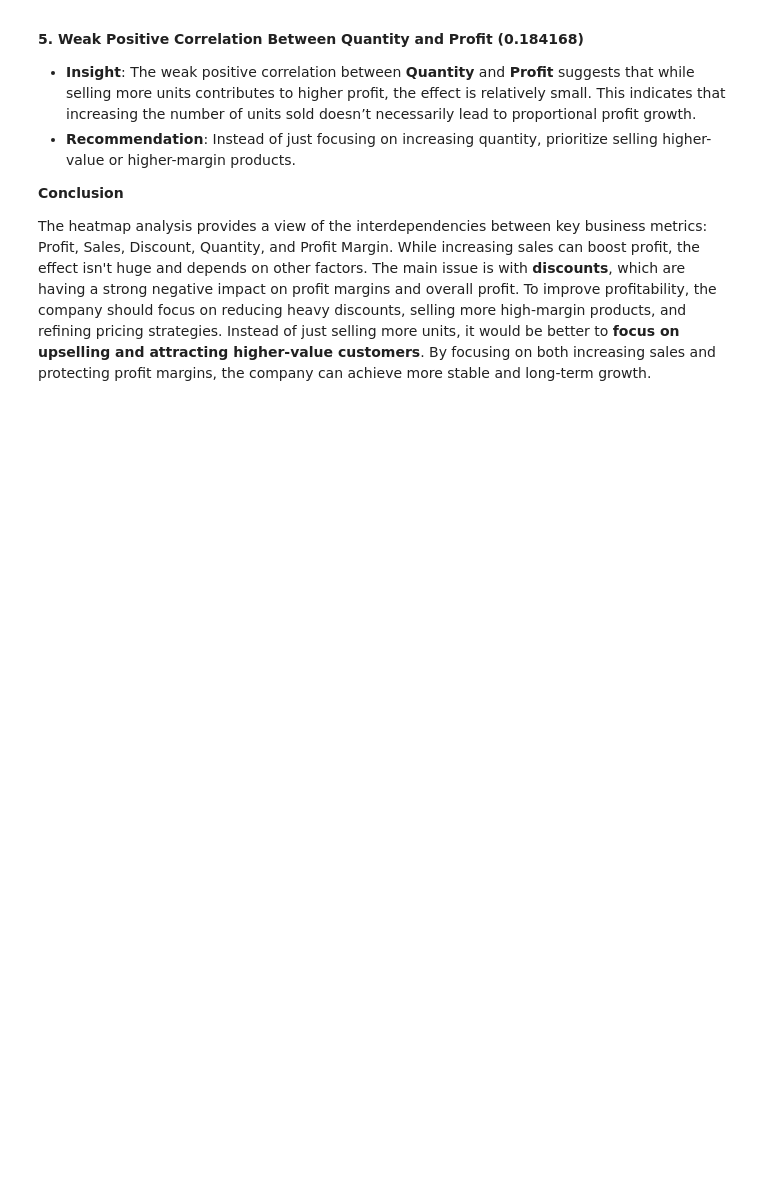
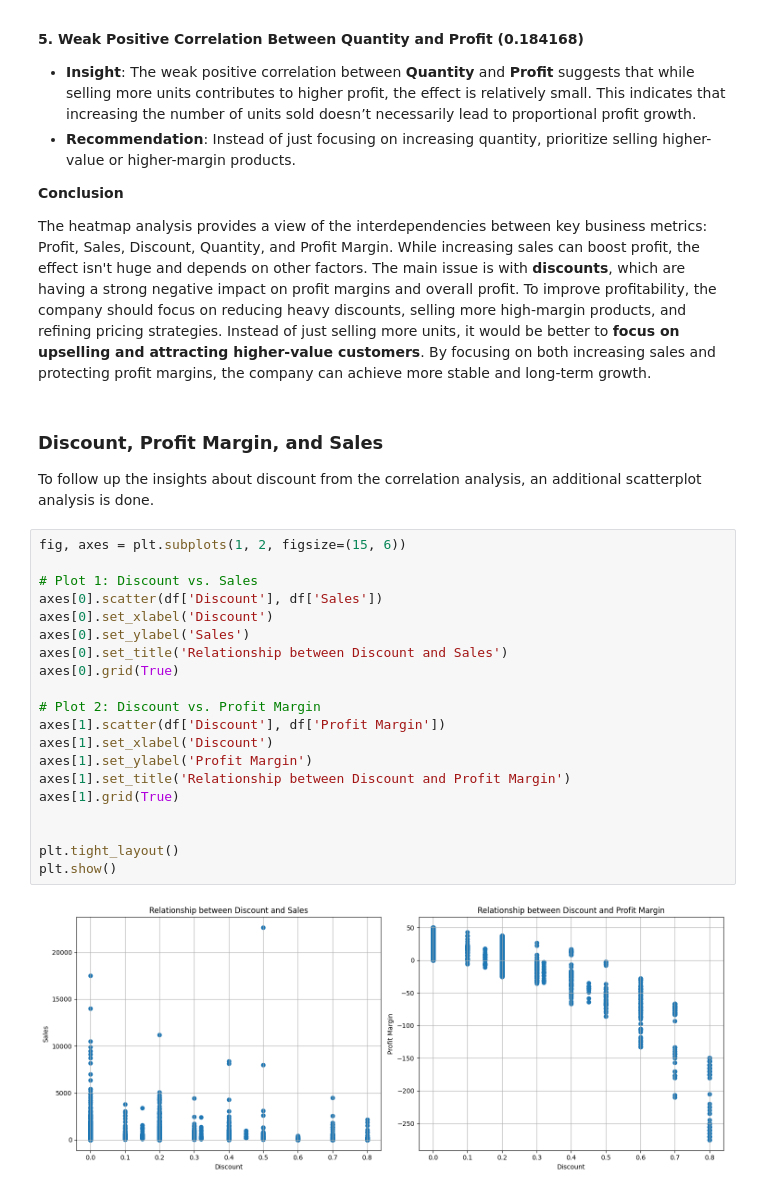
Before and after one commit to katrielester/mod2-capstone, a Jupyter notebook: CapstoneEDA.ipynb, the cells around one changed output. Cells and saved outputs as stored; diff of their text form; blank space fills up the shorter version.

```diff
--- a/CapstoneEDA.ipynb
+++ b/CapstoneEDA.ipynb
@@ -945,3 +945,29 @@ plt.show()
 **Conclusion**
 
 The heatmap analysis provides a view of the interdependencies between key business metrics: Profit, Sales, Discount, Quantity, and Profit Margin. While increasing sales can boost profit, the effect isn't huge and depends on other factors. The main issue is with **discounts**, which are having a strong negative impact on profit margins and overall profit. To improve profitability, the company should focus on reducing heavy discounts, selling more high-margin products, and refining pricing strategies. Instead of just selling more units, it would be better to **focus on upselling and attracting higher-value customers**. By focusing on both increasing sales and protecting profit margins, the company can achieve more stable and long-term growth.
+# %% [markdown]
+### Discount, Profit Margin, and Sales
+
+To follow up the insights about discount from the correlation analysis, an additional scatterplot analysis is done.
+# %%
+fig, axes = plt.subplots(1, 2, figsize=(15, 6))
+
+# Plot 1: Discount vs. Sales
+axes[0].scatter(df['Discount'], df['Sales'])
+axes[0].set_xlabel('Discount')
+axes[0].set_ylabel('Sales')
+axes[0].set_title('Relationship between Discount and Sales')
+axes[0].grid(True)
+
+# Plot 2: Discount vs. Profit Margin
+axes[1].scatter(df['Discount'], df['Profit Margin'])
+axes[1].set_xlabel('Discount')
+axes[1].set_ylabel('Profit Margin')
+axes[1].set_title('Relationship between Discount and Profit Margin')
+axes[1].grid(True)
+
+
+plt.tight_layout()
+plt.show()
+# %% [output]
+[figure, added]
```
Also changed, not shown: parts of 2 cells of this notebook.
